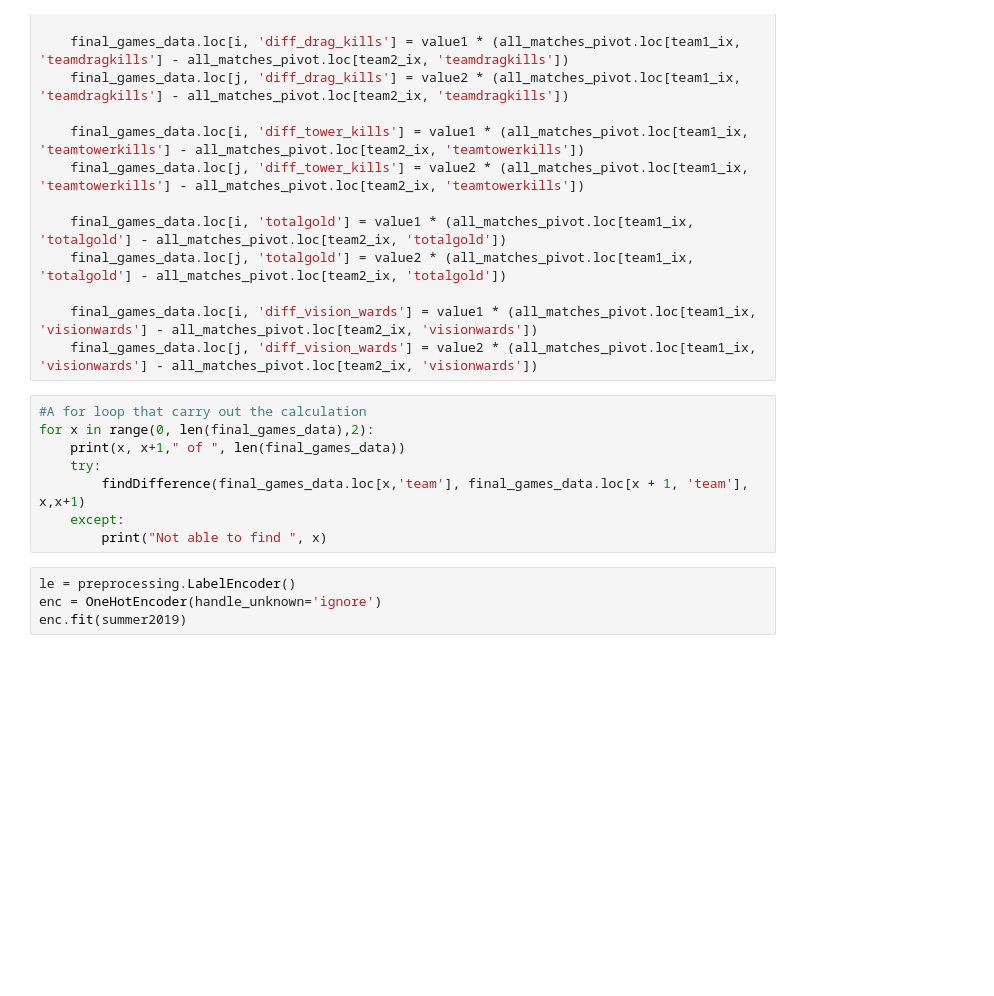
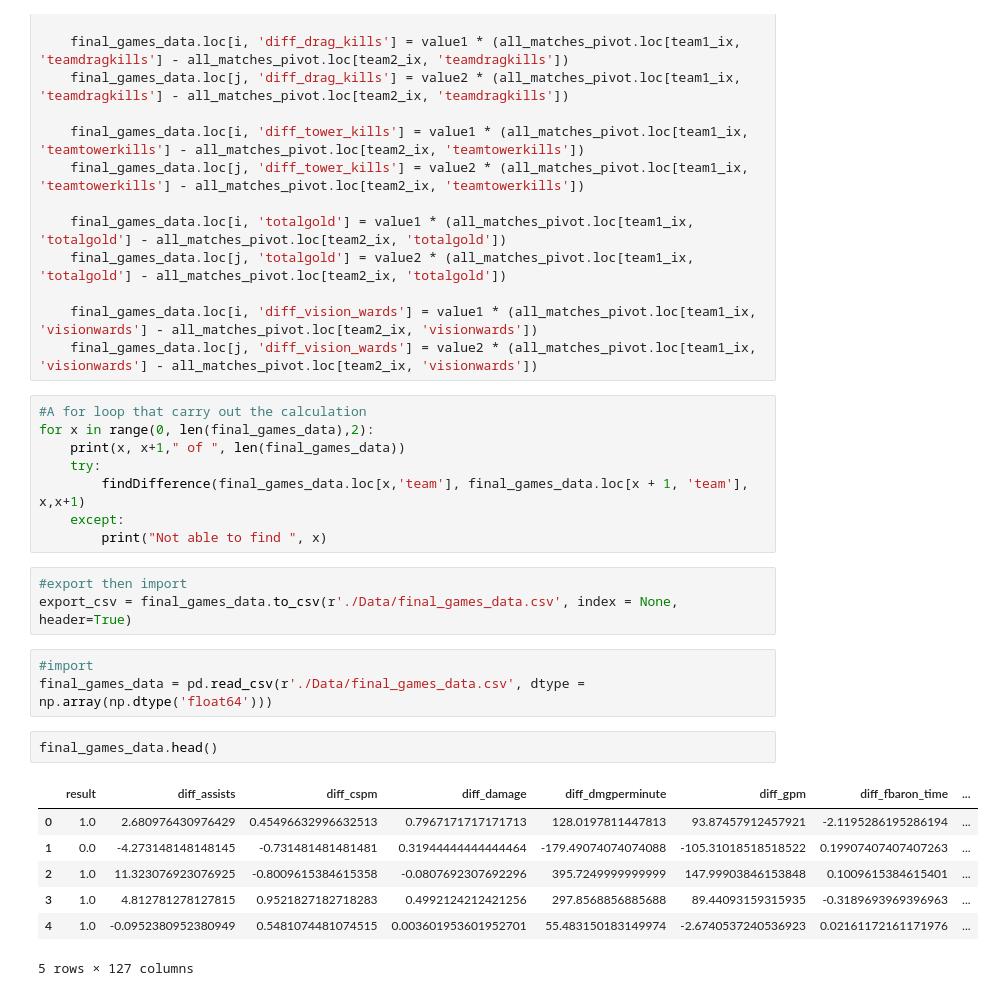
Before and after one commit to arons1618/match-prediction, a Jupyter notebook: ProMatchAnalysis.ipynb, the cells around one changed output. Saved outputs shown, nothing was run; the diff lists cells and outputs as text; blank space fills up the shorter version.

```diff
--- a/ProMatchAnalysis.ipynb
+++ b/ProMatchAnalysis.ipynb
@@ -362,7 +235,19 @@ for x in range(0, len(final_games_data),2):
         findDifference(final_games_data.loc[x,'team'], final_games_data.loc[x + 1, 'team'], x,x+1)
     except:
         print("Not able to find ", x)
-# %%
-le = preprocessing.LabelEncoder()
-enc = OneHotEncoder(handle_unknown='ignore')
-enc.fit(summer2019)
+# %%
+#export then import
+export_csv = final_games_data.to_csv(r'./Data/final_games_data.csv', index = None, header=True)
+# %%
+#import
+final_games_data = pd.read_csv(r'./Data/final_games_data.csv', dtype = np.array(np.dtype('float64')))
+# %%
+final_games_data.head()
+# %% [output]
+|  | result | diff_assists | diff_cspm | diff_damage | diff_dmgperminute | diff_gpm | diff_fbaron_time | ... |
+| 0 | 1.0 | 2.680976430976429 | 0.45496632996632513 | 0.7967171717171713 | 128.0197811447813 | 93.87457912457921 | -2.1195286195286194 | ... |
+| 1 | 0.0 | -4.273148148148145 | -0.731481481481481 | 0.31944444444444464 | -179.49074074074088 | -105.31018518518522 | 0.19907407407407263 | ... |
+| 2 | 1.0 | 11.323076923076925 | -0.8009615384615358 | -0.0807692307692296 | 395.7249999999999 | 147.99903846153848 | 0.1009615384615401 | ... |
+| 3 | 1.0 | 4.812781278127815 | 0.9521827182718283 | 0.4992124212421256 | 297.8568856885688 | 89.44093159315935 | -0.3189693969396963 | ... |
+| 4 | 1.0 | -0.0952380952380949 | 0.5481074481074515 | 0.003601953601952701 | 55.483150183149974 | -2.6740537240536923 | 0.02161172161171976 | ... |
+5 rows × 127 columns
```
Also changed, not shown: parts of 37 cells of this notebook, 1 other file.
